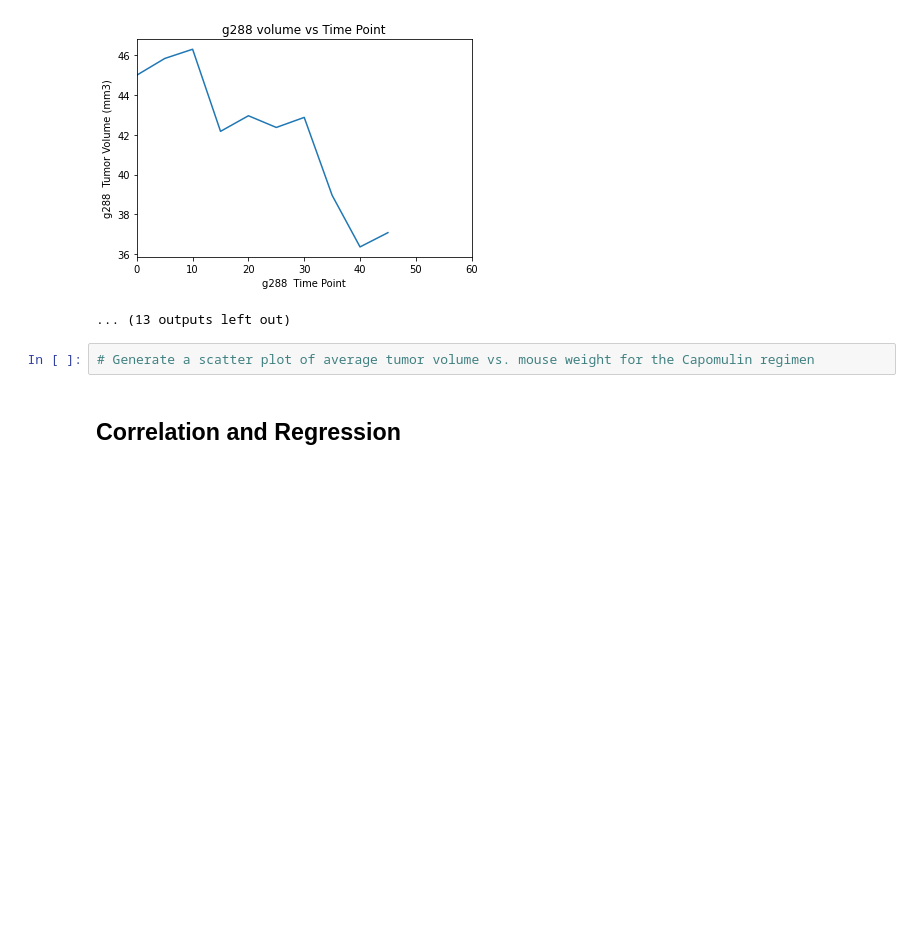
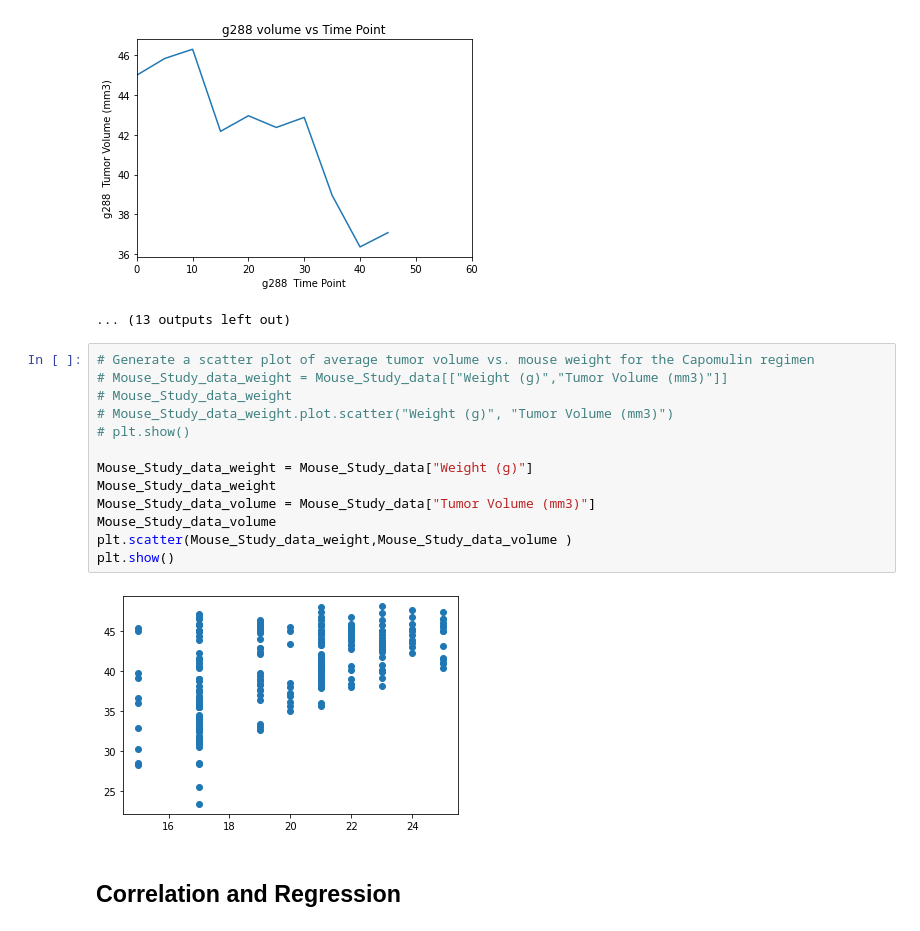
Before and after one commit to maheshsfd124/MatPlotLib-Challenge, a Jupyter notebook: Instructions/Pymaceuticals/pymaceuticals_starter.ipynb, the cells around one changed output. Drawn from its saved outputs; the diff is of its cells as text; blank space fills up the shorter version.

Commit message:
scatter

```diff
--- a/Instructions/Pymaceuticals/pymaceuticals_starter.ipynb
+++ b/Instructions/Pymaceuticals/pymaceuticals_starter.ipynb
@@ -296,6 +296,19 @@ for Mouse_ID in mouse_name_df:
 ... (13 outputs left out)
 # %%
 # Generate a scatter plot of average tumor volume vs. mouse weight for the Capomulin regimen
+# Mouse_Study_data_weight = Mouse_Study_data[["Weight (g)","Tumor Volume (mm3)"]]
+# Mouse_Study_data_weight
+# Mouse_Study_data_weight.plot.scatter("Weight (g)", "Tumor Volume (mm3)")
+# plt.show()
+
+Mouse_Study_data_weight = Mouse_Study_data["Weight (g)"]
+Mouse_Study_data_weight
+Mouse_Study_data_volume = Mouse_Study_data["Tumor Volume (mm3)"]
+Mouse_Study_data_volume
+plt.scatter(Mouse_Study_data_weight,Mouse_Study_data_volume )
+plt.show()
+# %% [output]
+[figure, added]
 # %% [markdown]
 ## Correlation and Regression
 # %%
```
